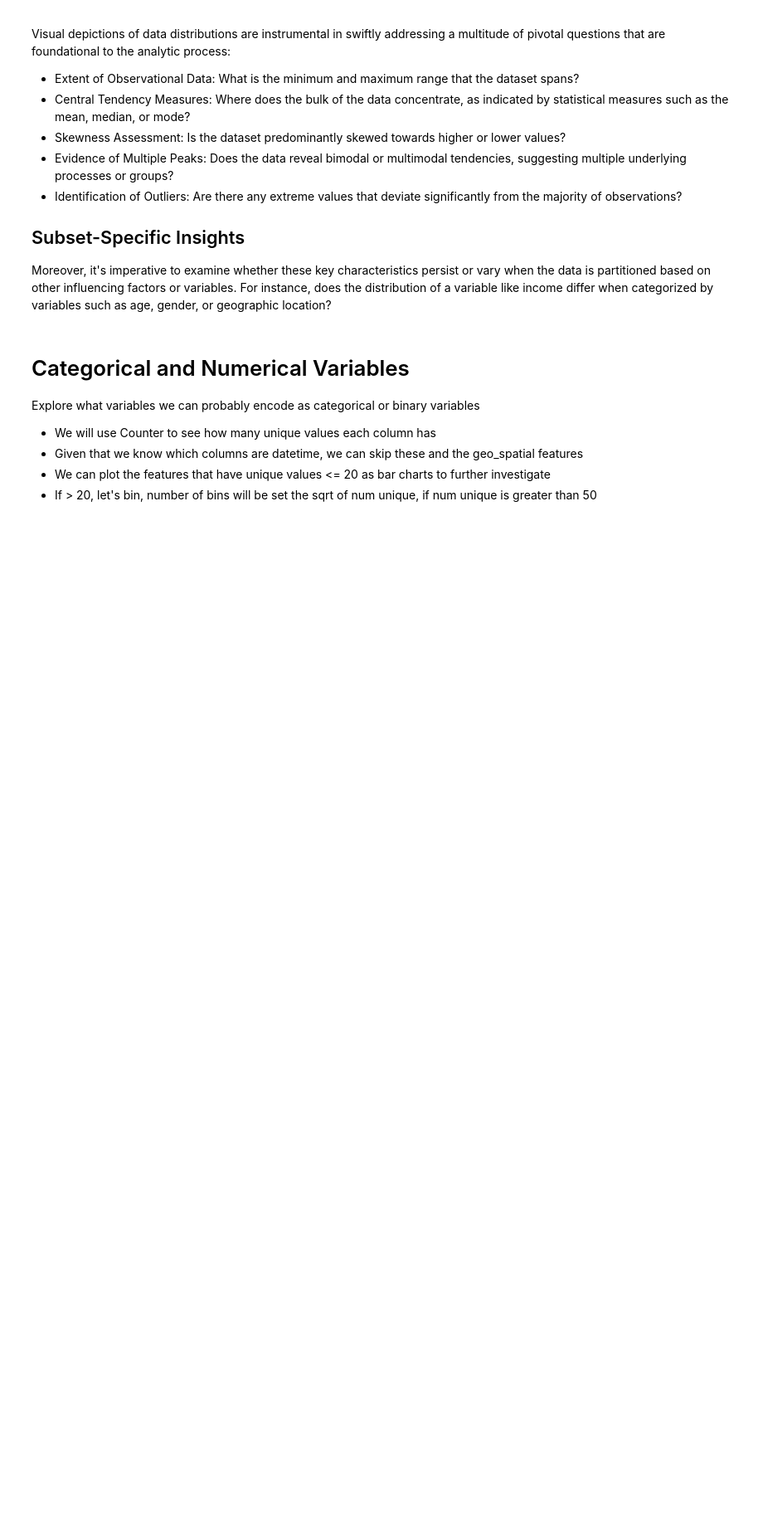
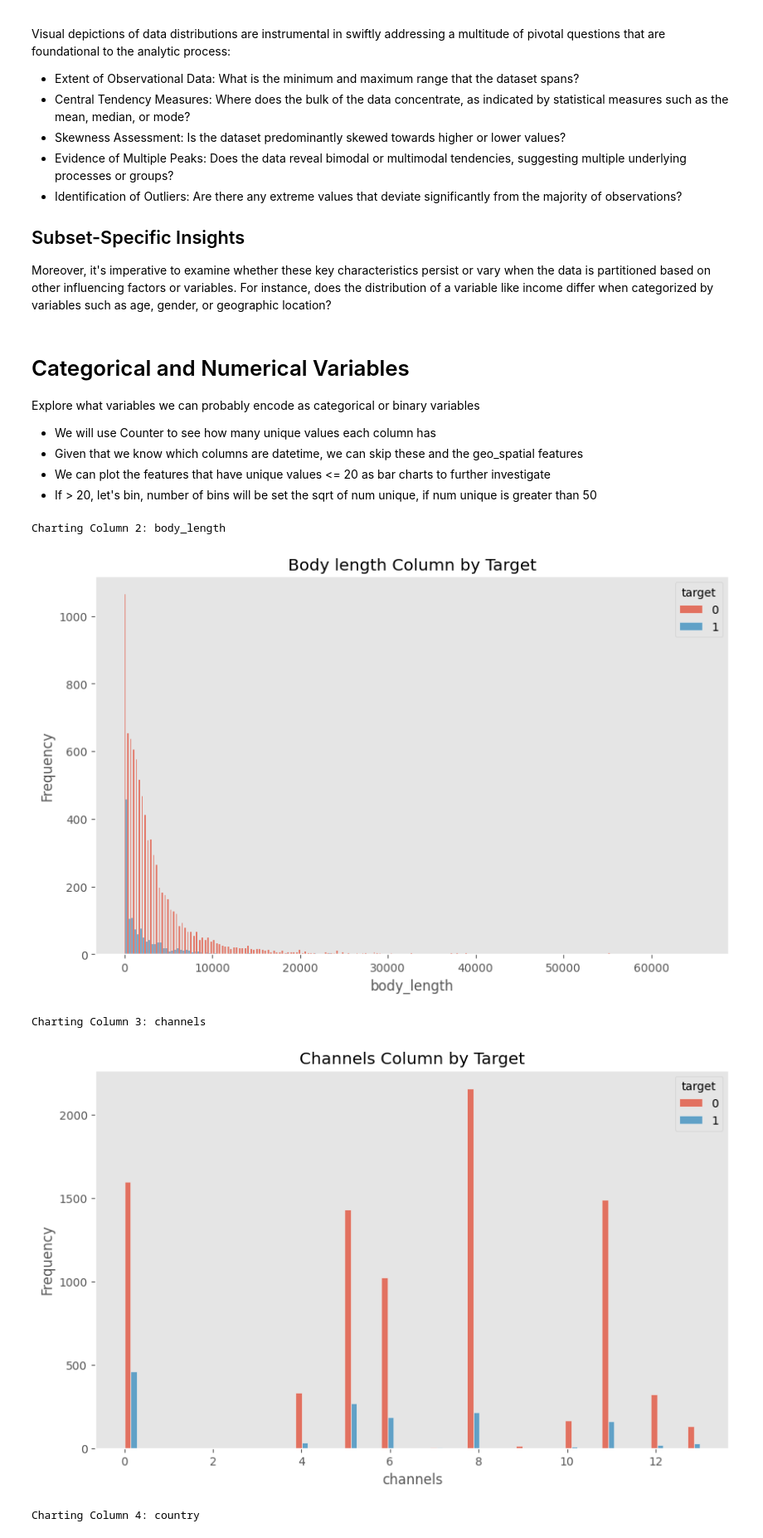
Before and after one commit to RodrigoGonzalez/transaction-risk-profiler, a Jupyter notebook: notebooks/0_EDA.ipynb, the cells around one changed output. Shown at 83% size. Cells and saved outputs as stored; diff of their text form; code cells hidden in the pictures; blank space fills up the shorter version.

Commit message:
feat(notebooks): add histogram charts to eda notebook (#19)

```diff
--- a/notebooks/0_EDA.ipynb
+++ b/notebooks/0_EDA.ipynb
@@ -153,3 +183,22 @@ categorical_numerical_ignore = geospatial_features + datetime_features + initial
+# %%
+# missing_values = ["country", "delivery_method", "has_header", "org_facebook", "org_twitter", "sale_duration"]
+
+# for country let's start with just using empty string
+df["country"].fillna("", inplace=True)
+
+# for sale_duration, there are negative values which don't make sense
+# Make a column right away for that
+df["sale_duration_neg"] = df["sale_duration"] < 0.0
+
+# delivery method has three values and NaN, for now use 4.0, will investigate further
+df["delivery_method"].fillna(4.0, inplace=True)
+
+
+MISSING_VALS_FLOAT = ["has_header", "org_facebook", "org_twitter", "sale_duration"]
+
+for col in MISSING_VALS_FLOAT:
+    df[col].fillna(0.0, inplace=True)
+    # df[f"{col}_nan"]
 # %% [markdown]
 ## Target our target value is acct_type
 Since we are interested in identifying potentially fraudulent activity, we will predict on preimum/non-premium account types
@@ -201,5 +250,31 @@ Explore what variables we can probably encode as categorical or binary variables
 - We can plot the features that have unique values <= 20 as bar charts to further investigate
 - If > 20, let's bin, number of bins will be set the sqrt of num unique, if num unique is greater than 50
 # %%
-for col in df.columns:
-    if col not in categorical_numerical_ignore:
+
+for i, col in enumerate(df.columns):
+    if col not in categorical_numerical_ignore:  #  + ["num_payouts", "num_order"]
+        print(f"Charting Column {i}: {col}")
+        # Create a figure and axis
+        fig, ax = plt.subplots(figsize=(10,6))
+
+        # Create the displot on the specific Axes
+        if df[col].value_counts(dropna=False).shape[0] > 20 and isinstance(df[col], (int, float)):
+            bins = np.linspace(min(df[col]), max(df[col]), 20)
+            sns.histplot(df, x=col, hue="target", multiple="dodge", ax=ax, bins=bins)
+        else:
+            sns.histplot(df, x=col, hue="target", multiple="dodge", ax=ax)
+
+        # Use the set_title method on the Axes object
+        ax.set_title(f"{' '.join(col.capitalize().split('_'))} Column by Target")
+        ax.set_ylabel("Frequency")
+        ax.set_xlabel(col)
+        if col in ["country"]:
+            plt.xticks(rotation=90)
+        plt.grid()
+        plt.show()
+# %% [output]
+Charting Column 2: body_length
+[figure, added]
+Charting Column 3: channels
+[figure, added]
+Charting Column 4: country
```
Also changed, not shown: parts of 7 cells of this notebook, 1 other file.
